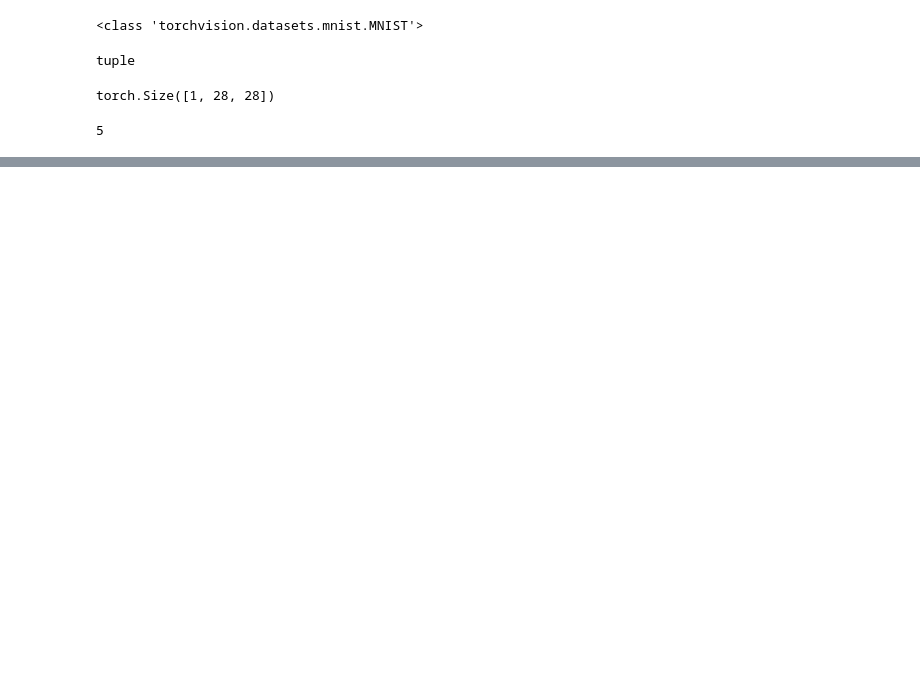
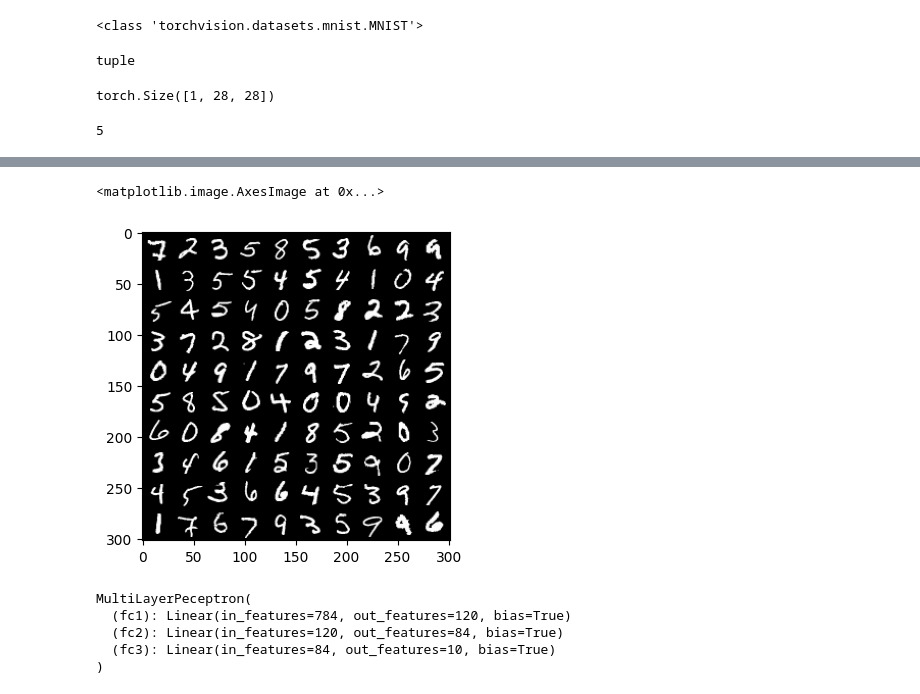
Before and after one commit to jonhealy1/ai-engineering, a Jupyter notebook: pytorch-for-deep-learning/56-ann_mnist.ipynb, the cells around one changed output, grey strips where cells are left out. Drawn from its saved outputs; the diff is of its cells as text; code cells hidden in the pictures; blank space fills up the shorter version.

```diff
--- a/pytorch-for-deep-learning/56-ann_mnist.ipynb
+++ b/pytorch-for-deep-learning/56-ann_mnist.ipynb
@@ -38,0 +39,5 @@ plt.imshow(image[0], cmap='gist_gray')
+# %%
+torch.manual_seed(101)
+
+train_loader = DataLoader(train_data, batch_size=100, shuffle=True)
+test_loader = DataLoader(test_data, batch_size=500, shuffle=False)
@@ -38,0 +62,32 @@ plt.imshow(image[0], cmap='gist_gray')
+# %%
+im = make_grid(images, nrow=10)  # the default nrow is 8
+# print the first 12 images
+plt.figure(figsize=(12,4))
+# We need to transpose the images from CWH to WHC
+plt.imshow(np.transpose(im.numpy(), (1, 2, 0)))
+# %% [output]
+<matplotlib.image.AxesImage at 0x...>
+[figure, added]
+# %%
+class MultiLayerPeceptron(nn.Module):
+    def __init__(self, in_sz=784, out_sz=10, layers=[120,84]):
+        super().__init__()
+        self.fc1 = nn.Linear(in_sz, layers[0])
+        self.fc2 = nn.Linear(layers[0], layers[1])
+        self.fc3 = nn.Linear(layers[1], out_sz)
+
+    def forward(self, X):
+        X = F.relu(self.fc1(X))
+        X = F.relu(self.fc2(X))
+        X = self.fc3(X)
+        return F.log_softmax(X, dim=1)
+
+torch.manual_seed(101)
+model = MultiLayerPeceptron()
+model
+# %% [output]
+MultiLayerPeceptron(
+  (fc1): Linear(in_features=784, out_features=120, bias=True)
+  (fc2): Linear(in_features=120, out_features=84, bias=True)
+  (fc3): Linear(in_features=84, out_features=10, bias=True)
+)
```
Also changed, not shown: parts of 4 cells of this notebook.
